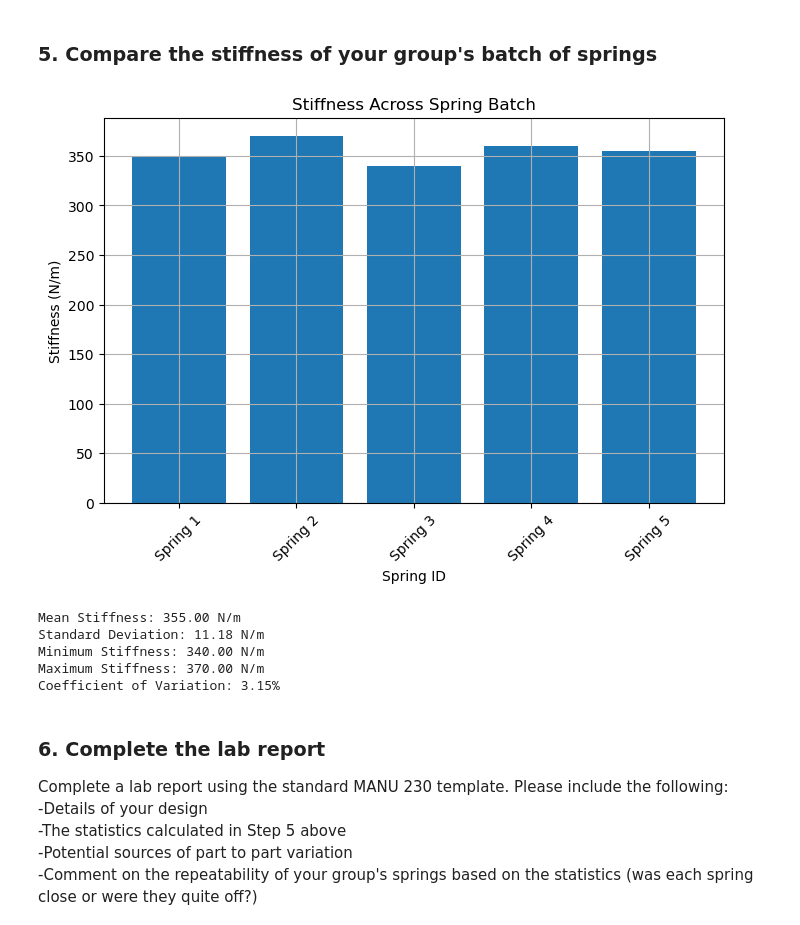
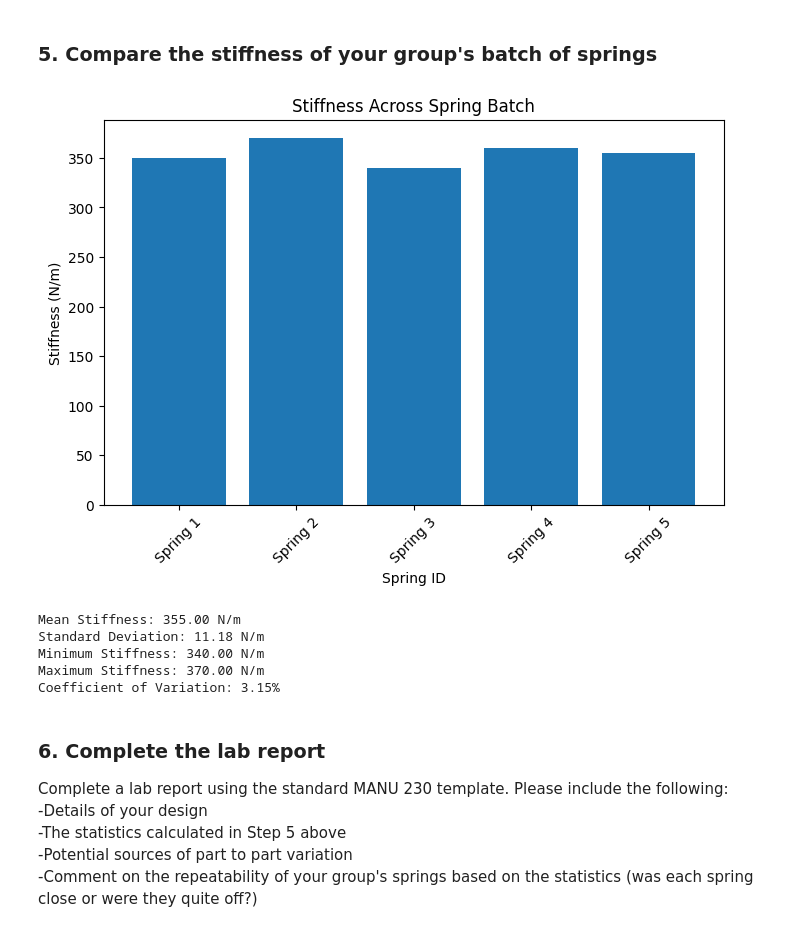
Before and after one commit to manu-ubc/manu230, a Jupyter notebook: _sources/spring-winding/SpringWinding_notebook.ipynb, the cells around one changed output. Saved outputs shown, nothing was run; the diff lists cells and outputs as text; code cells hidden in the pictures.

```diff
--- a/_sources/spring-winding/SpringWinding_notebook.ipynb
+++ b/_sources/spring-winding/SpringWinding_notebook.ipynb
@@ -205,35 +205,34 @@ data = {
     "Spring_ID": ["Spring 1", "Spring 2", "Spring 3", "Spring 4", "Spring 5"], # Spring names
     "Stiffness_k": [350, 370, 340, 360, 355]  # Stiffness in N/m
 }
 
 # Put that data into a Pandas data frame
 df_k = pd.DataFrame(data)
 
 # Create a bar chart of stiffnesses
 plt.figure(figsize=(8,5))
 plt.bar(x = "Spring_ID", height = "Stiffness_k", data = df_k)
 plt.xlabel("Spring ID")
 plt.ylabel("Stiffness (N/m)")
 plt.title("Stiffness Across Spring Batch")
 plt.xticks(rotation=45)
-plt.grid(True)
 plt.show()
 
 # Compute statistics
 mean_k = df_k["Stiffness_k"].mean()
 std_k = df_k["Stiffness_k"].std()
 min_k = df_k["Stiffness_k"].min()
 max_k = df_k["Stiffness_k"].max()
 cv_k = std_k / mean_k  # Coefficient of Variation (CV)
 
 # Print results
 print(f"Mean Stiffness: {mean_k:.2f} N/m")
 print(f"Standard Deviation: {std_k:.2f} N/m")
 print(f"Minimum Stiffness: {min_k:.2f} N/m")
 print(f"Maximum Stiffness: {max_k:.2f} N/m")
 print(f"Coefficient of Variation: {cv_k:.2%}")
 # %% [output]
-[figure, old version]
+[figure, new version]
 Mean Stiffness: 355.00 N/m
 Standard Deviation: 11.18 N/m
 Minimum Stiffness: 340.00 N/m
```
Also changed, not shown: parts of 4 cells of this notebook, 28 other files.
